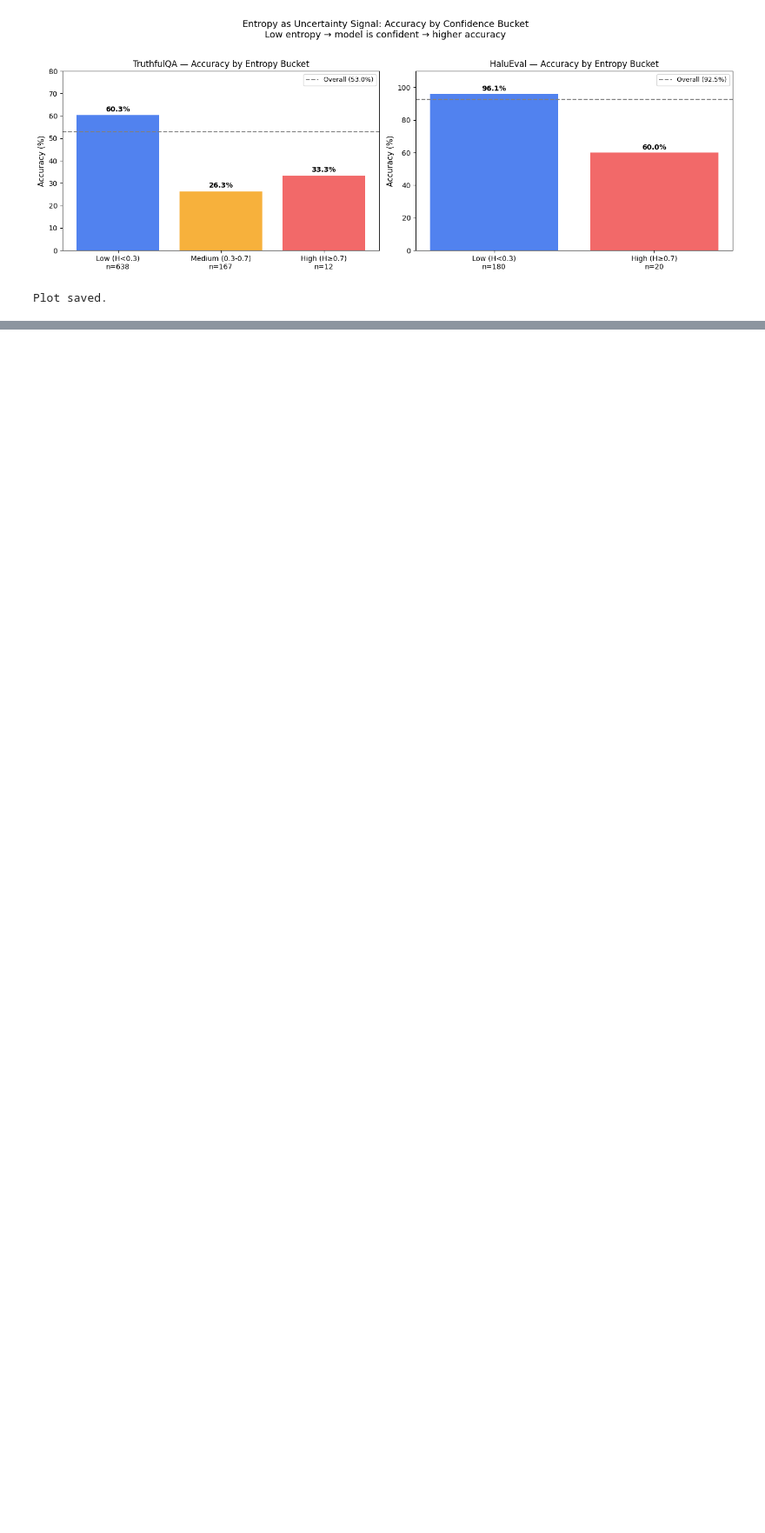
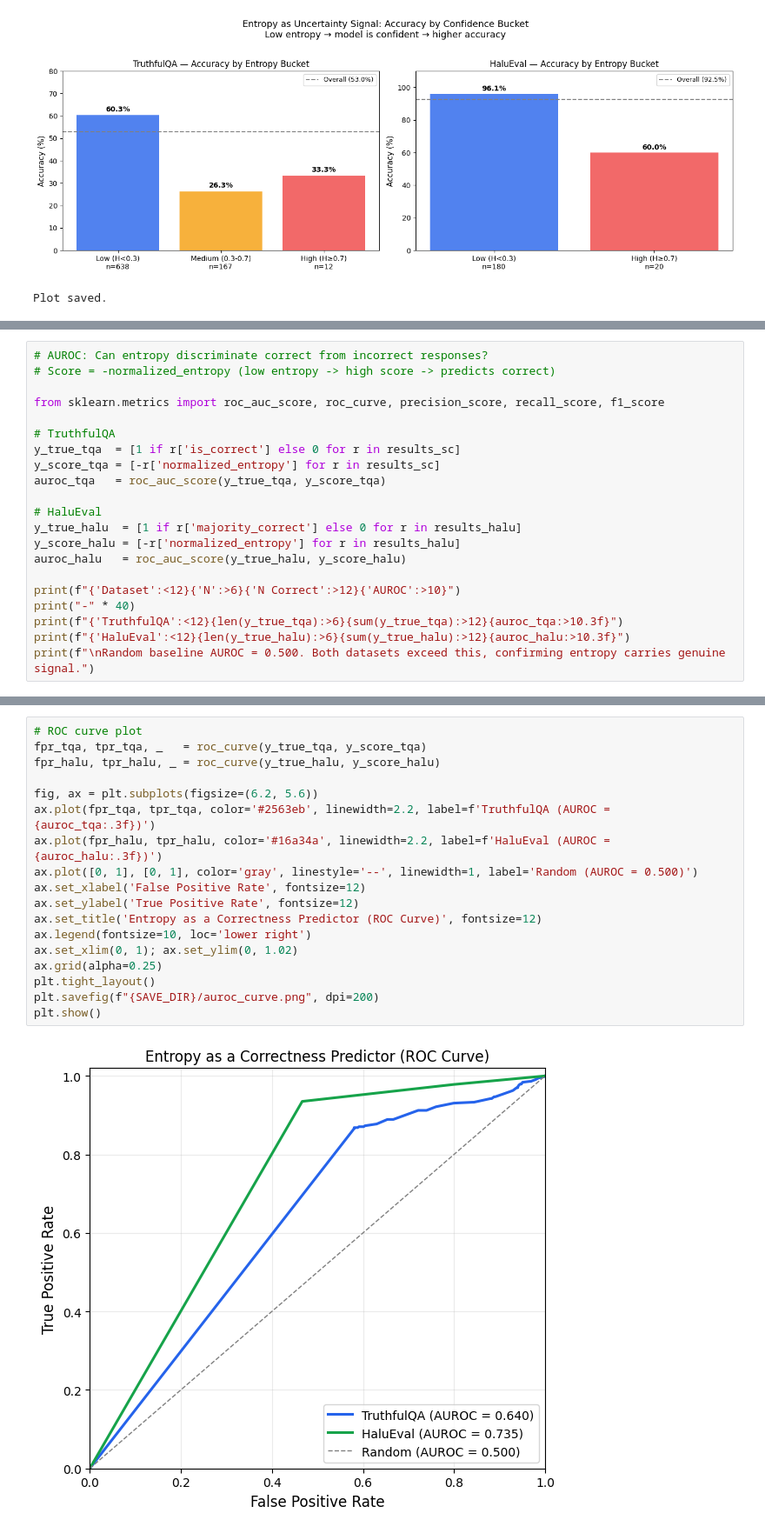
Before and after one commit to iremcesur/CENG467-Hallucination-Mitigation, a Jupyter notebook: 310201051_TermProject.ipynb, the cells around one changed output, grey strips where cells are left out. Shown at 87% size. Saved outputs shown, nothing was run; the diff lists cells and outputs as text; blank space fills up the shorter version.

```diff
--- a/310201051_TermProject.ipynb
+++ b/310201051_TermProject.ipynb
@@ -962,0 +993,21 @@ Plot saved.
+# %%
+# AUROC: Can entropy discriminate correct from incorrect responses?
+# Score = -normalized_entropy (low entropy -> high score -> predicts correct)
+
+from sklearn.metrics import roc_auc_score, roc_curve, precision_score, recall_score, f1_score
+
+# TruthfulQA
+y_true_tqa  = [1 if r['is_correct'] else 0 for r in results_sc]
+y_score_tqa = [-r['normalized_entropy'] for r in results_sc]
+auroc_tqa   = roc_auc_score(y_true_tqa, y_score_tqa)
+
+# HaluEval
+y_true_halu  = [1 if r['majority_correct'] else 0 for r in results_halu]
+y_score_halu = [-r['normalized_entropy'] for r in results_halu]
+auroc_halu   = roc_auc_score(y_true_halu, y_score_halu)
+
+print(f"{'Dataset':<12}{'N':>6}{'N Correct':>12}{'AUROC':>10}")
+print("-" * 40)
+print(f"{'TruthfulQA':<12}{len(y_true_tqa):>6}{sum(y_true_tqa):>12}{auroc_tqa:>10.3f}")
+print(f"{'HaluEval':<12}{len(y_true_halu):>6}{sum(y_true_halu):>12}{auroc_halu:>10.3f}")
+print(f"\nRandom baseline AUROC = 0.500. Both datasets exceed this, confirming entropy carries genuine signal.")
@@ -962,0 +1021,20 @@ Plot saved.
+# %%
+# ROC curve plot
+fpr_tqa, tpr_tqa, _   = roc_curve(y_true_tqa, y_score_tqa)
+fpr_halu, tpr_halu, _ = roc_curve(y_true_halu, y_score_halu)
+
+fig, ax = plt.subplots(figsize=(6.2, 5.6))
+ax.plot(fpr_tqa, tpr_tqa, color='#2563eb', linewidth=2.2, label=f'TruthfulQA (AUROC = {auroc_tqa:.3f})')
+ax.plot(fpr_halu, tpr_halu, color='#16a34a', linewidth=2.2, label=f'HaluEval (AUROC = {auroc_halu:.3f})')
+ax.plot([0, 1], [0, 1], color='gray', linestyle='--', linewidth=1, label='Random (AUROC = 0.500)')
+ax.set_xlabel('False Positive Rate', fontsize=12)
+ax.set_ylabel('True Positive Rate', fontsize=12)
+ax.set_title('Entropy as a Correctness Predictor (ROC Curve)', fontsize=12)
+ax.legend(fontsize=10, loc='lower right')
+ax.set_xlim(0, 1); ax.set_ylim(0, 1.02)
+ax.grid(alpha=0.25)
+plt.tight_layout()
+plt.savefig(f"{SAVE_DIR}/auroc_curve.png", dpi=200)
+plt.show()
+# %% [output]
+[figure, added]
```
Also changed, not shown: parts of 20 cells of this notebook.
